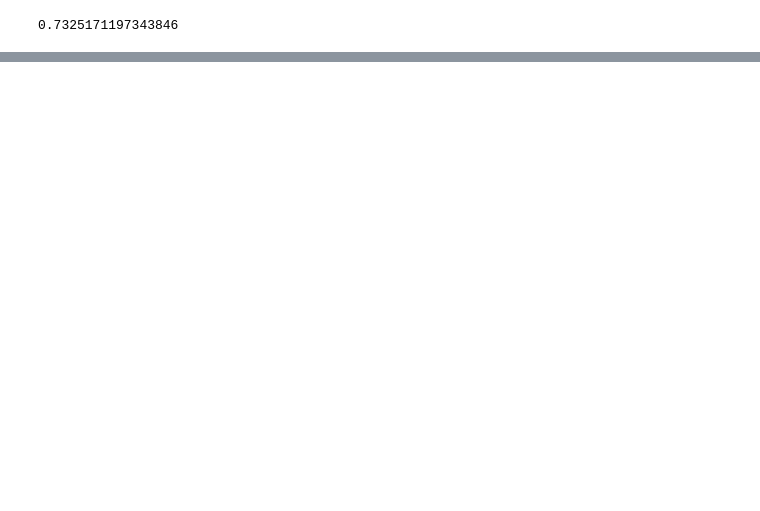
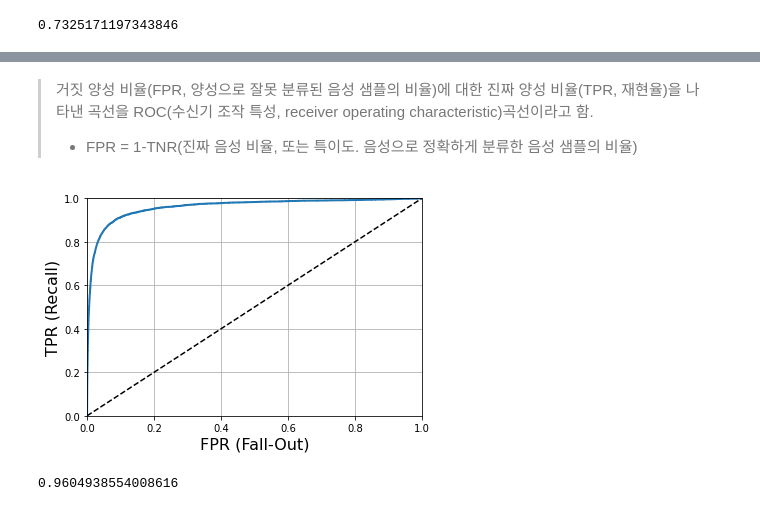
Before and after one commit to lijm1358/ml_practice, a Jupyter notebook: ch03.ipynb, the cells around one changed output, grey strips where cells are left out. Saved outputs shown, nothing was run; the diff lists cells and outputs as text; code cells hidden in the pictures; blank space fills up the shorter version.

```diff
--- a/ch03.ipynb
+++ b/ch03.ipynb
@@ -138,0 +209,31 @@ f1_score(y_train_5, y_train_pred)
+# %% [markdown]
+> 거짓 양성 비율(FPR, 양성으로 잘못 분류된 음성 샘플의 비율)에 대한 진짜 양성 비율(TPR, 재현율)을 나타낸 곡선을 ROC(수신기 조작 특성, receiver operating characteristic)곡선이라고 함.
+> * FPR = 1-TNR(진짜 음성 비율, 또는 특이도. 음성으로 정확하게 분류한 음성 샘플의 비율)
+# %%
+from sklearn.metrics import roc_curve
+
+fpr, tpr, thresholds = roc_curve(y_train_5, y_scores)   # 여러 임곗값에서 TPR과 FPR을 계산
+
+def plot_roc_curve(fpr, tpr, label=None):
+    plt.plot(fpr, tpr, linewidth=2, label=label)
+    plt.plot([0, 1], [0, 1], 'k--')
+    plt.axis([0, 1, 0, 1])
+    plt.xlabel('FPR (Fall-Out)', fontsize=16)
+    plt.ylabel('TPR (Recall)', fontsize=16)
+    plt.grid(True)
+
+plot_roc_curve(fpr, tpr)
+plt.show()
+
+# 점선은 랜덤 분류기의 ROC곡선. 좋은 분류기일수록 해당 점선으로부터 멀리 떨어져야함.
+# TPR이 높을수록 분류기가 만드는 거짓 양성(FPR)이 증가함.
+# %% [output]
+[figure, added]
+# %%
+# ROC 곡선 아래의 면적(AUC, Area Under the Curve)을 측정하여 분류기 비교 가능
+# 분류기가 완벽하다면 1, 랜덤 분류기(점선)는 0.5의 값을 가짐.
+
+from sklearn.metrics import roc_auc_score
+roc_auc_score(y_train_5, y_scores)
+# %% [output]
+0.9604938554008616
```
Also changed, not shown: parts of 15 cells of this notebook.
